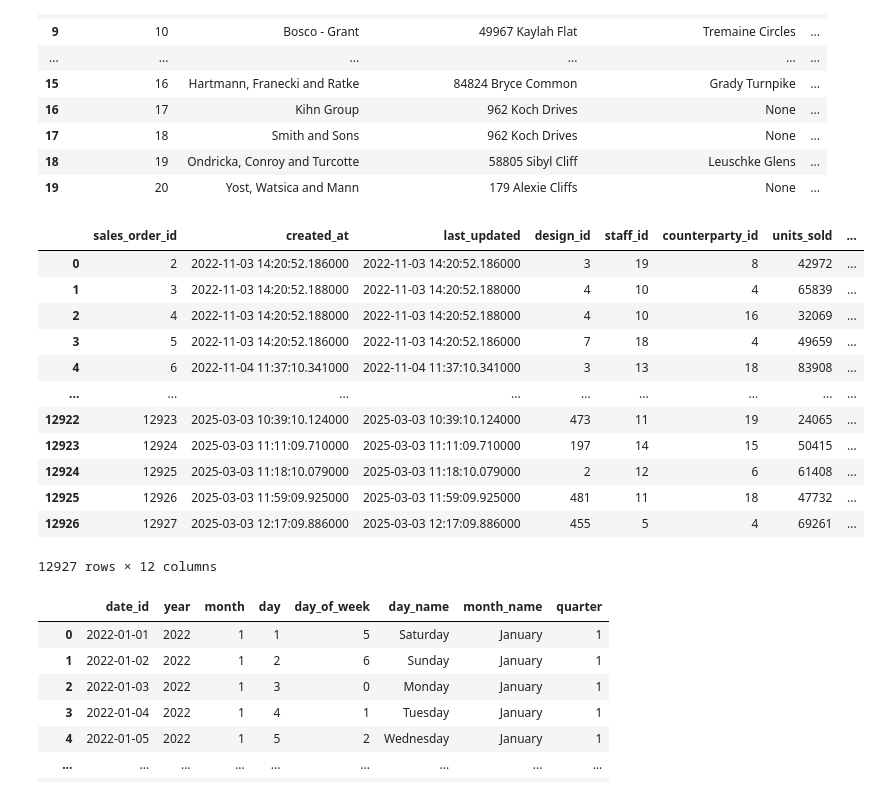
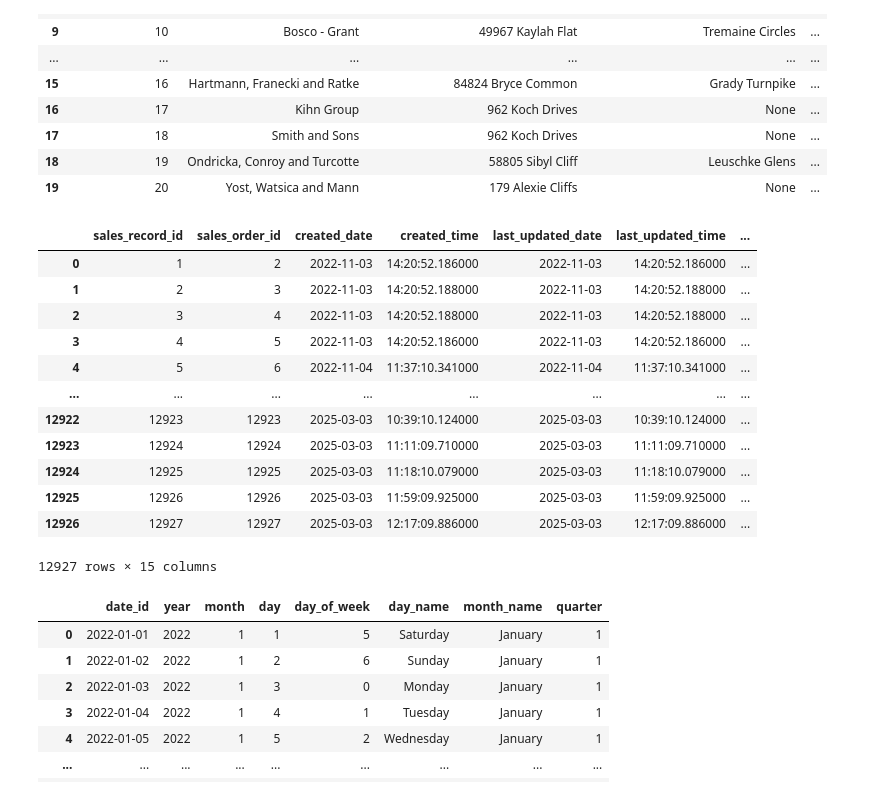
Before and after one commit to ScrappyNozicka/totesys-final-project-nc, a Jupyter notebook: Untitled.ipynb, the cells around one changed output. Drawn from its saved outputs; the diff is of its cells as text; code cells hidden in the pictures.

```diff
--- a/Untitled.ipynb
+++ b/Untitled.ipynb
@@ -128,22 +116,26 @@ merged_df[['counterparty_id', 'counterparty_legal_name', 'counterparty_legal_add
 | 18 | 19 | Ondricka, Conroy and Turcotte | 58805 Sibyl Cliff | Leuschke Glens | ... |
 | 19 | 20 | Yost, Watsica and Mann | 179 Alexie Cliffs | None | ... |
 # %%
-df = pd.DataFrame(raw_data["sales_order"])
-df
+df_sales_order = pd.DataFrame(raw_data["sales_order"])
+df_sales_order[['created_date', 'created_time']] = df_sales_order['created_at'].str.split(' ', n=1, expand=True)
+df_sales_order[['last_updated_date', 'last_updated_time']] = df_sales_order['last_updated'].str.split(' ', n=1, expand=True)
+df_sales_order['sales_record_id'] = range(1, 1+len(df_sales_order))
+df_sales_order.rename(columns = {'staff_id':'sales_staff_id'}, inplace = True)
+df_sales_order[['sales_record_id', 'sales_order_id', 'created_date','created_time', 'last_updated_date', 'last_updated_time', 'sales_staff_id', 'counterparty_id', 'units_sold', 'unit_price', 'currency_id', 'design_id', 'agreed_payment_date', 'agreed_delivery_date', 'agreed_delivery_location_id']]
 # %% [output]
-|  | sales_order_id | created_at | last_updated | design_id | staff_id | counterparty_id | units_sold | ... |
-| 0 | 2 | 2022-11-03 14:20:52.186000 | 2022-11-03 14:20:52.186000 | 3 | 19 | 8 | 42972 | ... |
-| 1 | 3 | 2022-11-03 14:20:52.188000 | 2022-11-03 14:20:52.188000 | 4 | 10 | 4 | 65839 | ... |
-| 2 | 4 | 2022-11-03 14:20:52.188000 | 2022-11-03 14:20:52.188000 | 4 | 10 | 16 | 32069 | ... |
-| 3 | 5 | 2022-11-03 14:20:52.186000 | 2022-11-03 14:20:52.186000 | 7 | 18 | 4 | 49659 | ... |
-| 4 | 6 | 2022-11-04 11:37:10.341000 | 2022-11-04 11:37:10.341000 | 3 | 13 | 18 | 83908 | ... |
-| ... | ... | ... | ... | ... | ... | ... | ... | ... |
-| 12922 | 12923 | 2025-03-03 10:39:10.124000 | 2025-03-03 10:39:10.124000 | 473 | 11 | 19 | 24065 | ... |
-| 12923 | 12924 | 2025-03-03 11:11:09.710000 | 2025-03-03 11:11:09.710000 | 197 | 14 | 15 | 50415 | ... |
-| 12924 | 12925 | 2025-03-03 11:18:10.079000 | 2025-03-03 11:18:10.079000 | 2 | 12 | 6 | 61408 | ... |
-| 12925 | 12926 | 2025-03-03 11:59:09.925000 | 2025-03-03 11:59:09.925000 | 481 | 11 | 18 | 47732 | ... |
-| 12926 | 12927 | 2025-03-03 12:17:09.886000 | 2025-03-03 12:17:09.886000 | 455 | 5 | 4 | 69261 | ... |
+|  | sales_record_id | sales_order_id | created_date | created_time | last_updated_date | last_updated_time | ... |
+| 0 | 1 | 2 | 2022-11-03 | 14:20:52.186000 | 2022-11-03 | 14:20:52.186000 | ... |
+| 1 | 2 | 3 | 2022-11-03 | 14:20:52.188000 | 2022-11-03 | 14:20:52.188000 | ... |
+| 2 | 3 | 4 | 2022-11-03 | 14:20:52.188000 | 2022-11-03 | 14:20:52.188000 | ... |
+| 3 | 4 | 5 | 2022-11-03 | 14:20:52.186000 | 2022-11-03 | 14:20:52.186000 | ... |
+| 4 | 5 | 6 | 2022-11-04 | 11:37:10.341000 | 2022-11-04 | 11:37:10.341000 | ... |
+| ... | ... | ... | ... | ... | ... | ... | ... |
+| 12922 | 12923 | 12923 | 2025-03-03 | 10:39:10.124000 | 2025-03-03 | 10:39:10.124000 | ... |
+| 12923 | 12924 | 12924 | 2025-03-03 | 11:11:09.710000 | 2025-03-03 | 11:11:09.710000 | ... |
+| 12924 | 12925 | 12925 | 2025-03-03 | 11:18:10.079000 | 2025-03-03 | 11:18:10.079000 | ... |
+| 12925 | 12926 | 12926 | 2025-03-03 | 11:59:09.925000 | 2025-03-03 | 11:59:09.925000 | ... |
+| 12926 | 12927 | 12927 | 2025-03-03 | 12:17:09.886000 | 2025-03-03 | 12:17:09.886000 | ... |
-12927 rows × 12 columns
+12927 rows × 15 columns
 # %%
 start_date = "2022-01-01"
 end_date = "2047-12-31"
```
Also changed, not shown: parts of 5 cells of this notebook, 1 other file.
